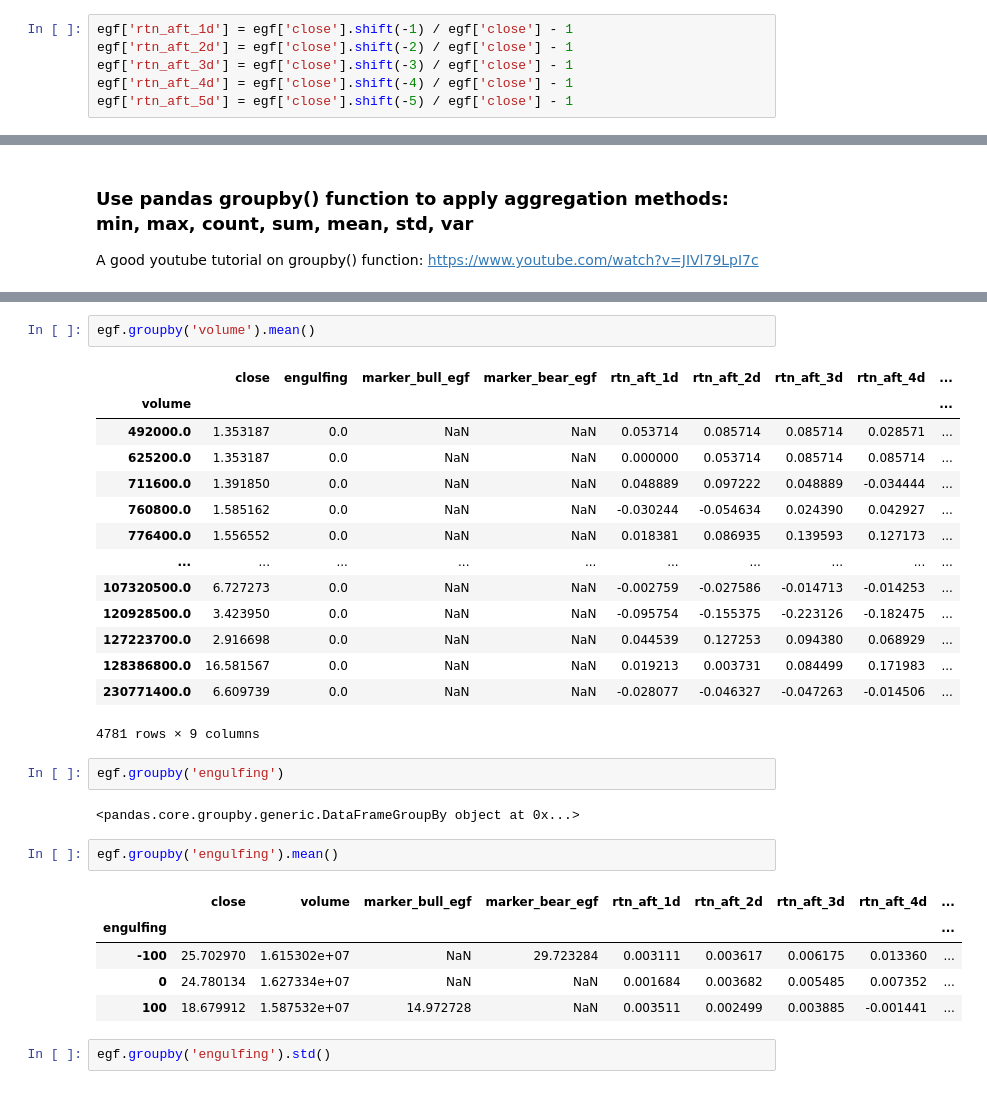
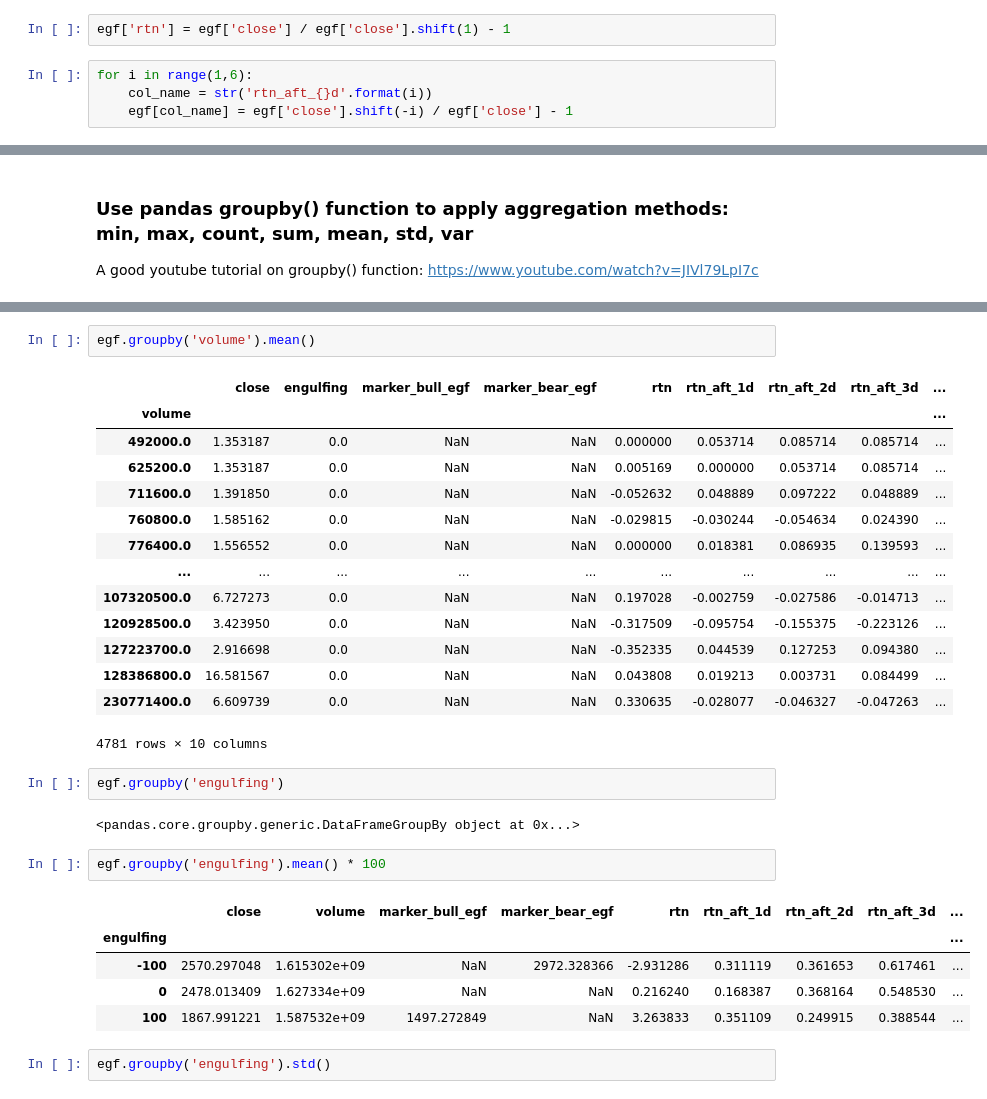
Before and after one commit to CodingIsEnjoyable/CandlestickStudy, a Jupyter notebook: CandlestickStudy.ipynb, the cells around one changed output, grey strips where cells are left out. Cells and saved outputs as stored; diff of their text form.

```diff
--- a/CandlestickStudy.ipynb
+++ b/CandlestickStudy.ipynb
@@ -205,10 +204,10 @@ egf.tail(3)
 | 2018-03-27 | 225.52 | 34462113.0 | -100 | NaN | 253.0 |
 # %% [markdown]
 ### Calculate simple returns in 1 to 5 days when engulfing candle appearred
-# %%
-egf['rtn_aft_1d'] = egf['close'].shift(-1) / egf['close'] - 1
-egf['rtn_aft_2d'] = egf['close'].shift(-2) / egf['close'] - 1
-egf['rtn_aft_3d'] = egf['close'].shift(-3) / egf['close'] - 1
-egf['rtn_aft_4d'] = egf['close'].shift(-4) / egf['close'] - 1
-egf['rtn_aft_5d'] = egf['close'].shift(-5) / egf['close'] - 1
+# %%
+egf['rtn'] = egf['close'] / egf['close'].shift(1) - 1
+# %%
+for i in range(1,6):
+    col_name = str('rtn_aft_{}d'.format(i))
+    egf[col_name] = egf['close'].shift(-i) / egf['close'] - 1
 # %%
@@ -346,32 +401,32 @@ egf
 # %%
 egf.groupby('volume').mean()
 # %% [output]
-|  | close | engulfing | marker_bull_egf | marker_bear_egf | rtn_aft_1d | rtn_aft_2d | rtn_aft_3d | rtn_aft_4d | ... |
+|  | close | engulfing | marker_bull_egf | marker_bear_egf | rtn | rtn_aft_1d | rtn_aft_2d | rtn_aft_3d | ... |
 | volume |  |  |  |  |  |  |  |  | ... |
-| 492000.0 | 1.353187 | 0.0 | NaN | NaN | 0.053714 | 0.085714 | 0.085714 | 0.028571 | ... |
-| 625200.0 | 1.353187 | 0.0 | NaN | NaN | 0.000000 | 0.053714 | 0.085714 | 0.085714 | ... |
-| 711600.0 | 1.391850 | 0.0 | NaN | NaN | 0.048889 | 0.097222 | 0.048889 | -0.034444 | ... |
-| 760800.0 | 1.585162 | 0.0 | NaN | NaN | -0.030244 | -0.054634 | 0.024390 | 0.042927 | ... |
-| 776400.0 | 1.556552 | 0.0 | NaN | NaN | 0.018381 | 0.086935 | 0.139593 | 0.127173 | ... |
+| 492000.0 | 1.353187 | 0.0 | NaN | NaN | 0.000000 | 0.053714 | 0.085714 | 0.085714 | ... |
+| 625200.0 | 1.353187 | 0.0 | NaN | NaN | 0.005169 | 0.000000 | 0.053714 | 0.085714 | ... |
+| 711600.0 | 1.391850 | 0.0 | NaN | NaN | -0.052632 | 0.048889 | 0.097222 | 0.048889 | ... |
+| 760800.0 | 1.585162 | 0.0 | NaN | NaN | -0.029815 | -0.030244 | -0.054634 | 0.024390 | ... |
+| 776400.0 | 1.556552 | 0.0 | NaN | NaN | 0.000000 | 0.018381 | 0.086935 | 0.139593 | ... |
 | ... | ... | ... | ... | ... | ... | ... | ... | ... | ... |
-| 107320500.0 | 6.727273 | 0.0 | NaN | NaN | -0.002759 | -0.027586 | -0.014713 | -0.014253 | ... |
-| 120928500.0 | 3.423950 | 0.0 | NaN | NaN | -0.095754 | -0.155375 | -0.223126 | -0.182475 | ... |
-| 127223700.0 | 2.916698 | 0.0 | NaN | NaN | 0.044539 | 0.127253 | 0.094380 | 0.068929 | ... |
-| 128386800.0 | 16.581567 | 0.0 | NaN | NaN | 0.019213 | 0.003731 | 0.084499 | 0.171983 | ... |
-| 230771400.0 | 6.609739 | 0.0 | NaN | NaN | -0.028077 | -0.046327 | -0.047263 | -0.014506 | ... |
+| 107320500.0 | 6.727273 | 0.0 | NaN | NaN | 0.197028 | -0.002759 | -0.027586 | -0.014713 | ... |
+| 120928500.0 | 3.423950 | 0.0 | NaN | NaN | -0.317509 | -0.095754 | -0.155375 | -0.223126 | ... |
+| 127223700.0 | 2.916698 | 0.0 | NaN | NaN | -0.352335 | 0.044539 | 0.127253 | 0.094380 | ... |
+| 128386800.0 | 16.581567 | 0.0 | NaN | NaN | 0.043808 | 0.019213 | 0.003731 | 0.084499 | ... |
+| 230771400.0 | 6.609739 | 0.0 | NaN | NaN | 0.330635 | -0.028077 | -0.046327 | -0.047263 | ... |
-4781 rows × 9 columns
+4781 rows × 10 columns
 # %%
 egf.groupby('engulfing')
 # %% [output]
 <pandas.core.groupby.generic.DataFrameGroupBy object at 0x...>
 # %%
-egf.groupby('engulfing').mean()
+egf.groupby('engulfing').mean() * 100
 # %% [output]
-|  | close | volume | marker_bull_egf | marker_bear_egf | rtn_aft_1d | rtn_aft_2d | rtn_aft_3d | rtn_aft_4d | ... |
+|  | close | volume | marker_bull_egf | marker_bear_egf | rtn | rtn_aft_1d | rtn_aft_2d | rtn_aft_3d | ... |
 | engulfing |  |  |  |  |  |  |  |  | ... |
-| -100 | 25.702970 | 1.615302e+07 | NaN | 29.723284 | 0.003111 | 0.003617 | 0.006175 | 0.013360 | ... |
-| 0 | 24.780134 | 1.627334e+07 | NaN | NaN | 0.001684 | 0.003682 | 0.005485 | 0.007352 | ... |
-| 100 | 18.679912 | 1.587532e+07 | 14.972728 | NaN | 0.003511 | 0.002499 | 0.003885 | -0.001441 | ... |
+| -100 | 2570.297048 | 1.615302e+09 | NaN | 2972.328366 | -2.931286 | 0.311119 | 0.361653 | 0.617461 | ... |
+| 0 | 2478.013409 | 1.627334e+09 | NaN | NaN | 0.216240 | 0.168387 | 0.368164 | 0.548530 | ... |
+| 100 | 1867.991221 | 1.587532e+09 | 1497.272849 | NaN | 3.263833 | 0.351109 | 0.249915 | 0.388544 | ... |
 # %%
 egf.groupby('engulfing').std()
 # %% [output]
```
Also changed, not shown: parts of 10 cells of this notebook.
